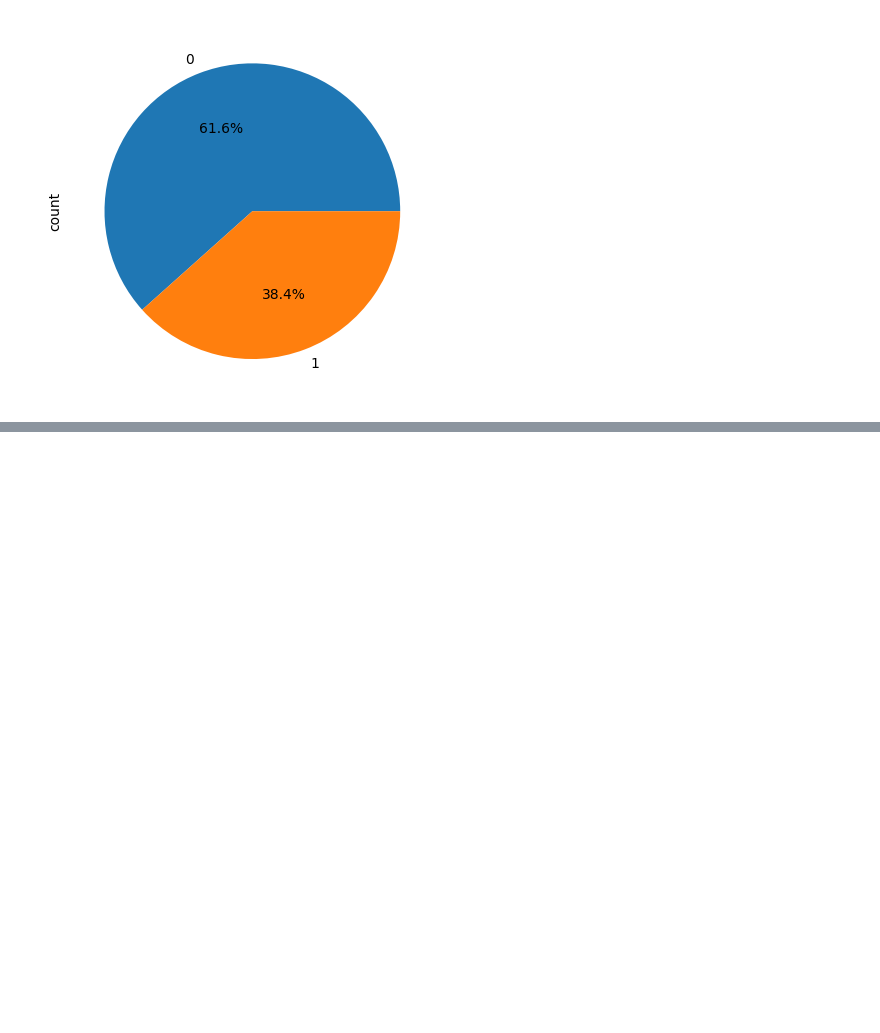
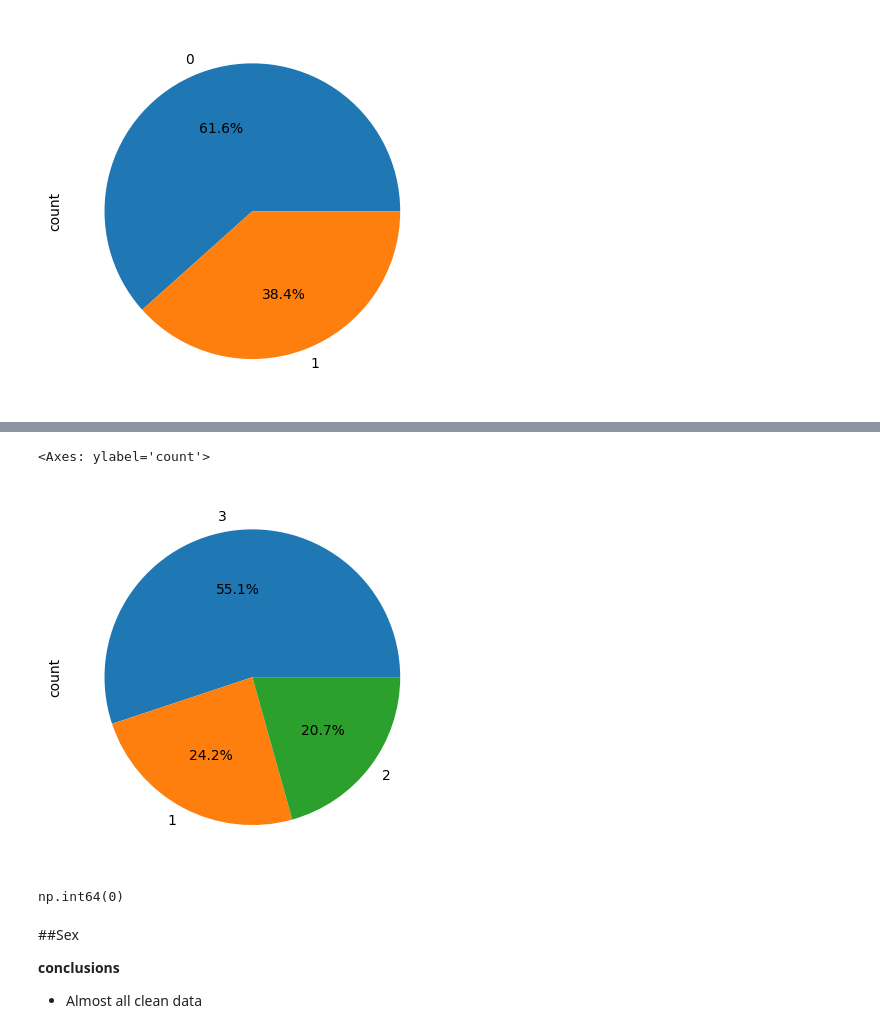
Before and after one commit to adilkamal2478/Adil_Pandas_Data_Preprocessing, a Jupyter notebook: Session_29_my_notes_on_EDA.ipynb, the cells around one changed output, grey strips where cells are left out. Cells and saved outputs as stored; diff of their text form; code cells hidden in the pictures; blank space fills up the shorter version.

```diff
--- a/Session_29_my_notes_on_EDA.ipynb
+++ b/Session_29_my_notes_on_EDA.ipynb
@@ -234,0 +268,15 @@ df['Survived'].value_counts().plot(kind = 'pie' , autopct = '%0.1f%%')
+# %%
+df['Pclass'].value_counts().plot(kind = 'pie' , autopct = '%0.1f%%')
+# %% [output]
+<Axes: ylabel='count'>
+[figure, added]
+# %%
+df['Pclass'].isnull().sum()
+# %% [output]
+np.int64(0)
+# %% [markdown]
+##Sex
+
+**conclusions**
+
+- Almost all clean data
```
Also changed, not shown: parts of 28 cells of this notebook.
